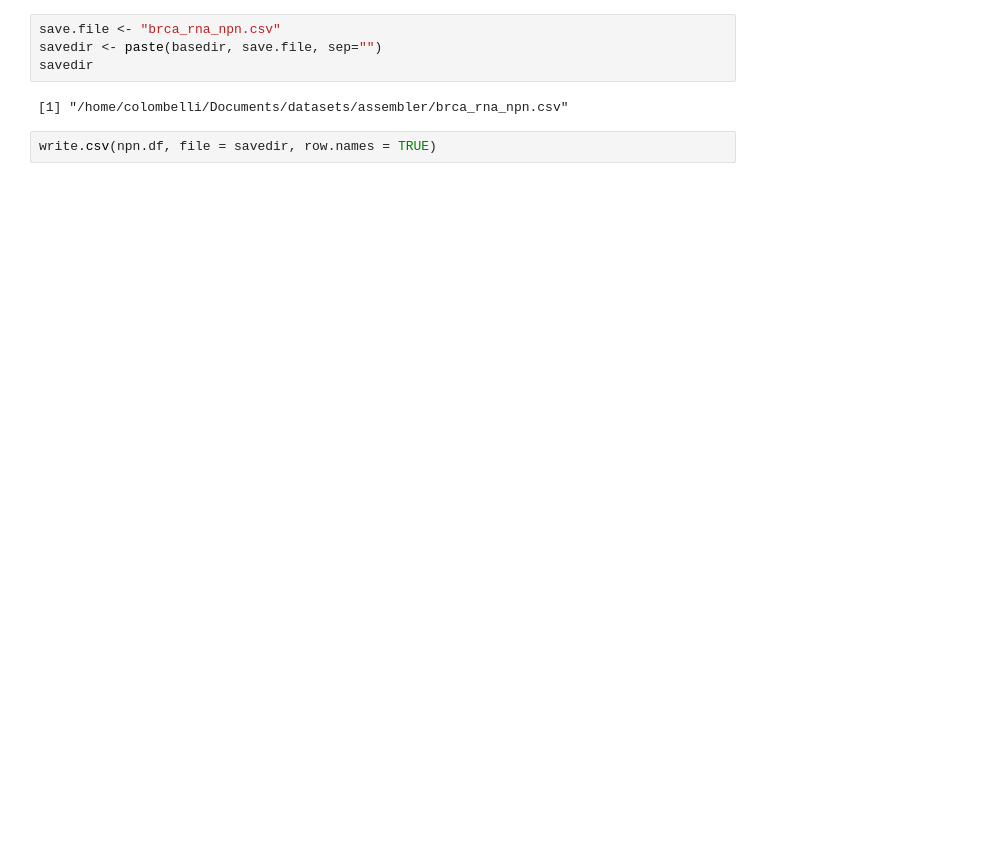
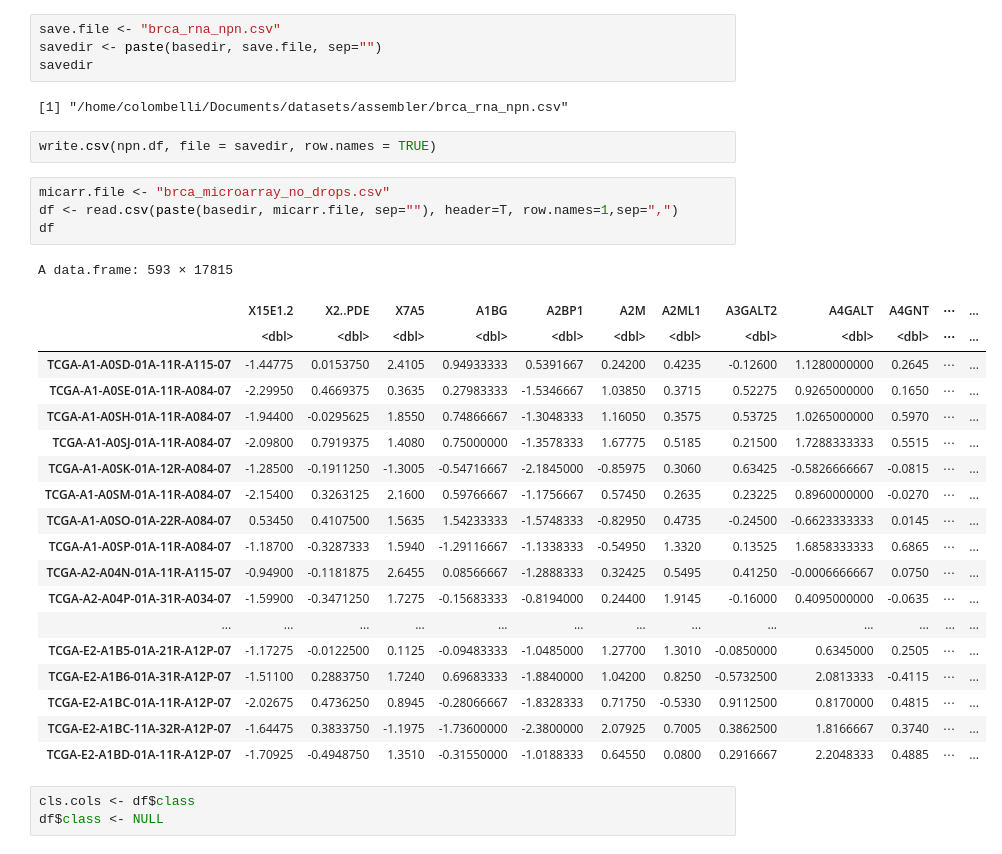
Before and after one commit to colombelli/bioinformatics-ml, a Jupyter notebook: Data Processing/npn processing.ipynb, the cells around one changed output. Drawn from its saved outputs; the diff is of its cells as text; blank space fills up the shorter version.

Commit message:
added nonparanormal transformation data processing for microarray tcga assembler dataset; both datasets were checked with a python pandas read and validated

```diff
--- a/Data Processing/npn processing.ipynb
+++ b/Data Processing/npn processing.ipynb
@@ -85,3 +85,30 @@ savedir
 [1] "/home/colombelli/Documents/datasets/assembler/brca_rna_npn.csv"
 # %%
 write.csv(npn.df, file = savedir, row.names = TRUE)
+# %%
+micarr.file <- "brca_microarray_no_drops.csv"
+df <- read.csv(paste(basedir, micarr.file, sep=""), header=T, row.names=1,sep=",")
+df
+# %% [output]
+A data.frame: 593 × 17815
+|  | X15E1.2 | X2..PDE | X7A5 | A1BG | A2BP1 | A2M | A2ML1 | A3GALT2 | A4GALT | A4GNT | ⋯ | ... |
+|  | <dbl> | <dbl> | <dbl> | <dbl> | <dbl> | <dbl> | <dbl> | <dbl> | <dbl> | <dbl> | ⋯ | ... |
+| TCGA-A1-A0SD-01A-11R-A115-07 | -1.44775 | 0.0153750 | 2.4105 | 0.94933333 | 0.5391667 | 0.24200 | 0.4235 | -0.12600 | 1.1280000000 | 0.2645 | ⋯ | ... |
+| TCGA-A1-A0SE-01A-11R-A084-07 | -2.29950 | 0.4669375 | 0.3635 | 0.27983333 | -1.5346667 | 1.03850 | 0.3715 | 0.52275 | 0.9265000000 | 0.1650 | ⋯ | ... |
+| TCGA-A1-A0SH-01A-11R-A084-07 | -1.94400 | -0.0295625 | 1.8550 | 0.74866667 | -1.3048333 | 1.16050 | 0.3575 | 0.53725 | 1.0265000000 | 0.5970 | ⋯ | ... |
+| TCGA-A1-A0SJ-01A-11R-A084-07 | -2.09800 | 0.7919375 | 1.4080 | 0.75000000 | -1.3578333 | 1.67775 | 0.5185 | 0.21500 | 1.7288333333 | 0.5515 | ⋯ | ... |
+| TCGA-A1-A0SK-01A-12R-A084-07 | -1.28500 | -0.1911250 | -1.3005 | -0.54716667 | -2.1845000 | -0.85975 | 0.3060 | 0.63425 | -0.5826666667 | -0.0815 | ⋯ | ... |
+| TCGA-A1-A0SM-01A-11R-A084-07 | -2.15400 | 0.3263125 | 2.1600 | 0.59766667 | -1.1756667 | 0.57450 | 0.2635 | 0.23225 | 0.8960000000 | -0.0270 | ⋯ | ... |
+| TCGA-A1-A0SO-01A-22R-A084-07 | 0.53450 | 0.4107500 | 1.5635 | 1.54233333 | -1.5748333 | -0.82950 | 0.4735 | -0.24500 | -0.6623333333 | 0.0145 | ⋯ | ... |
+| TCGA-A1-A0SP-01A-11R-A084-07 | -1.18700 | -0.3287333 | 1.5940 | -1.29116667 | -1.1338333 | -0.54950 | 1.3320 | 0.13525 | 1.6858333333 | 0.6865 | ⋯ | ... |
+| TCGA-A2-A04N-01A-11R-A115-07 | -0.94900 | -0.1181875 | 2.6455 | 0.08566667 | -1.2888333 | 0.32425 | 0.5495 | 0.41250 | -0.0006666667 | 0.0750 | ⋯ | ... |
+| TCGA-A2-A04P-01A-31R-A034-07 | -1.59900 | -0.3471250 | 1.7275 | -0.15683333 | -0.8194000 | 0.24400 | 1.9145 | -0.16000 | 0.4095000000 | -0.0635 | ⋯ | ... |
+| ... | ... | ... | ... | ... | ... | ... | ... | ... | ... | ... | ... | ... |
+| TCGA-E2-A1B5-01A-21R-A12P-07 | -1.17275 | -0.0122500 | 0.1125 | -0.09483333 | -1.0485000 | 1.27700 | 1.3010 | -0.0850000 | 0.6345000 | 0.2505 | ⋯ | ... |
+| TCGA-E2-A1B6-01A-31R-A12P-07 | -1.51100 | 0.2883750 | 1.7240 | 0.69683333 | -1.8840000 | 1.04200 | 0.8250 | -0.5732500 | 2.0813333 | -0.4115 | ⋯ | ... |
+| TCGA-E2-A1BC-01A-11R-A12P-07 | -2.02675 | 0.4736250 | 0.8945 | -0.28066667 | -1.8328333 | 0.71750 | -0.5330 | 0.9112500 | 0.8170000 | 0.4815 | ⋯ | ... |
+| TCGA-E2-A1BC-11A-32R-A12P-07 | -1.64475 | 0.3833750 | -1.1975 | -1.73600000 | -2.3800000 | 2.07925 | 0.7005 | 0.3862500 | 1.8166667 | 0.3740 | ⋯ | ... |
+| TCGA-E2-A1BD-01A-11R-A12P-07 | -1.70925 | -0.4948750 | 1.3510 | -0.31550000 | -1.0188333 | 0.64550 | 0.0800 | 0.2916667 | 2.2048333 | 0.4885 | ⋯ | ... |
+# %%
+cls.cols <- df$class
+df$class <- NULL
```
Also changed, not shown: parts of 4 cells of this notebook.
